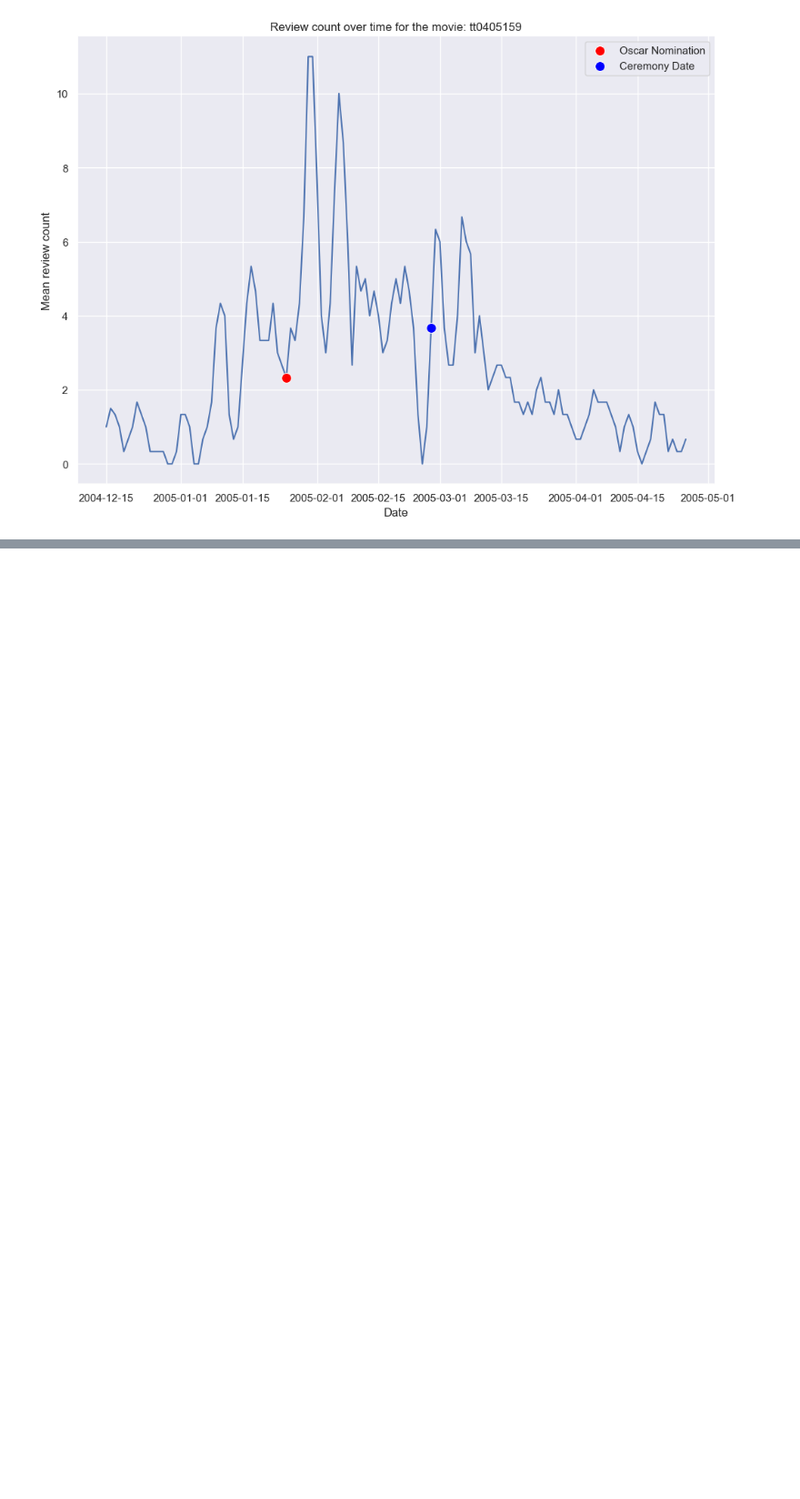
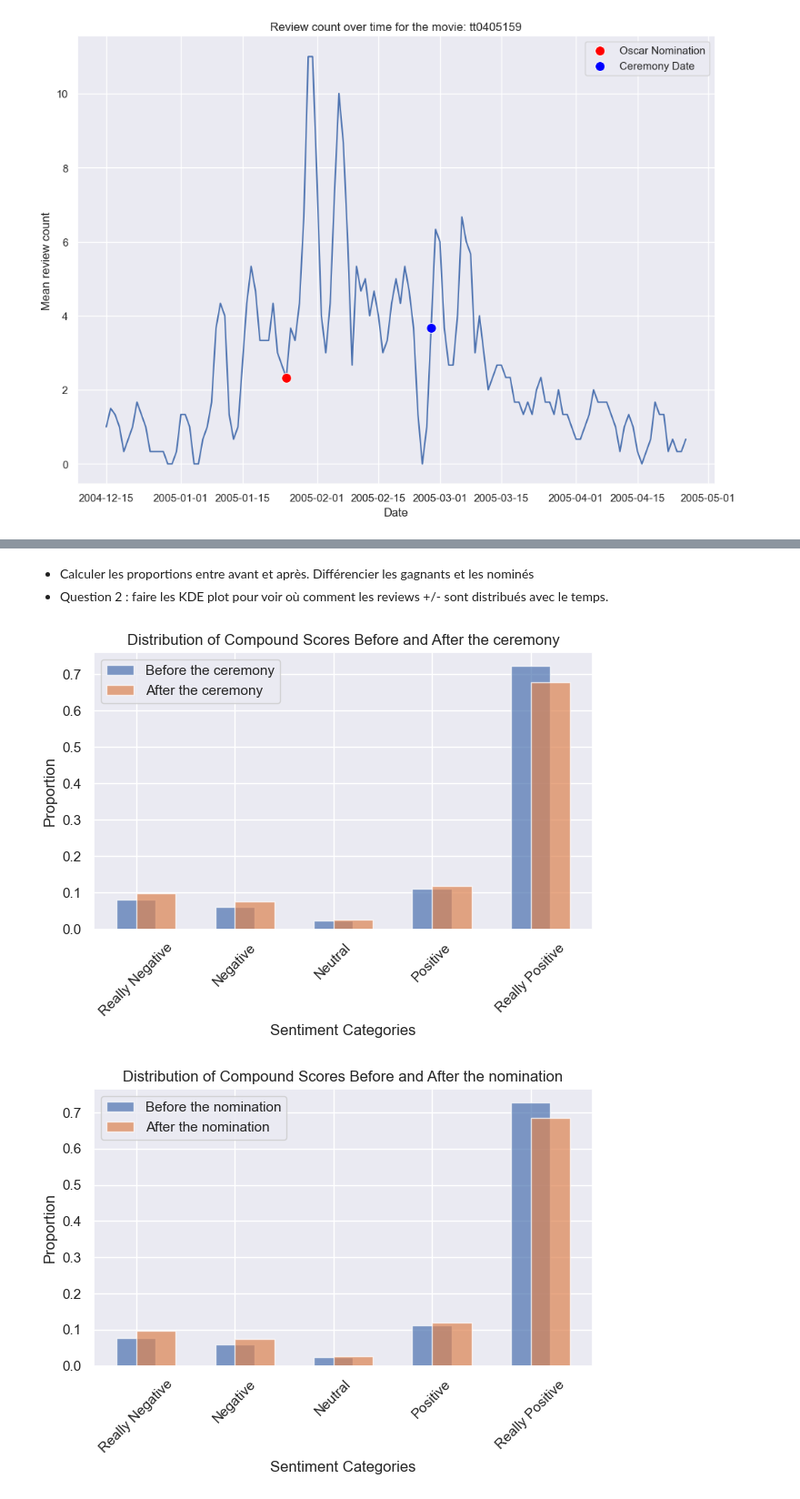
Before and after one commit to epfl-ada/ada-2024-project-badaboum, a Jupyter notebook: results_question_5.ipynb, the cells around one changed output, grey strips where cells are left out. Shown at 91% size. Drawn from its saved outputs; the diff is of its cells as text; code cells hidden in the pictures; blank space fills up the shorter version.

```diff
--- a/results_question_5.ipynb
+++ b/results_question_5.ipynb
@@ -165 +165,9 @@ q5.plot_oscar_bump_all_movies()
 [figure]
+# %% [markdown]
+- Calculer les proportions entre avant et après. Différencier les gagnants et les nominés
+- Question 2 : faire les KDE plot pour voir où comment les reviews +/- sont distribués avec le temps.
+# %%
+q5.plot_proportions()
+# %% [output]
+[figure, added]
+[figure, added]
```
Also changed, not shown: parts of 5 cells of this notebook, 1 other file.
